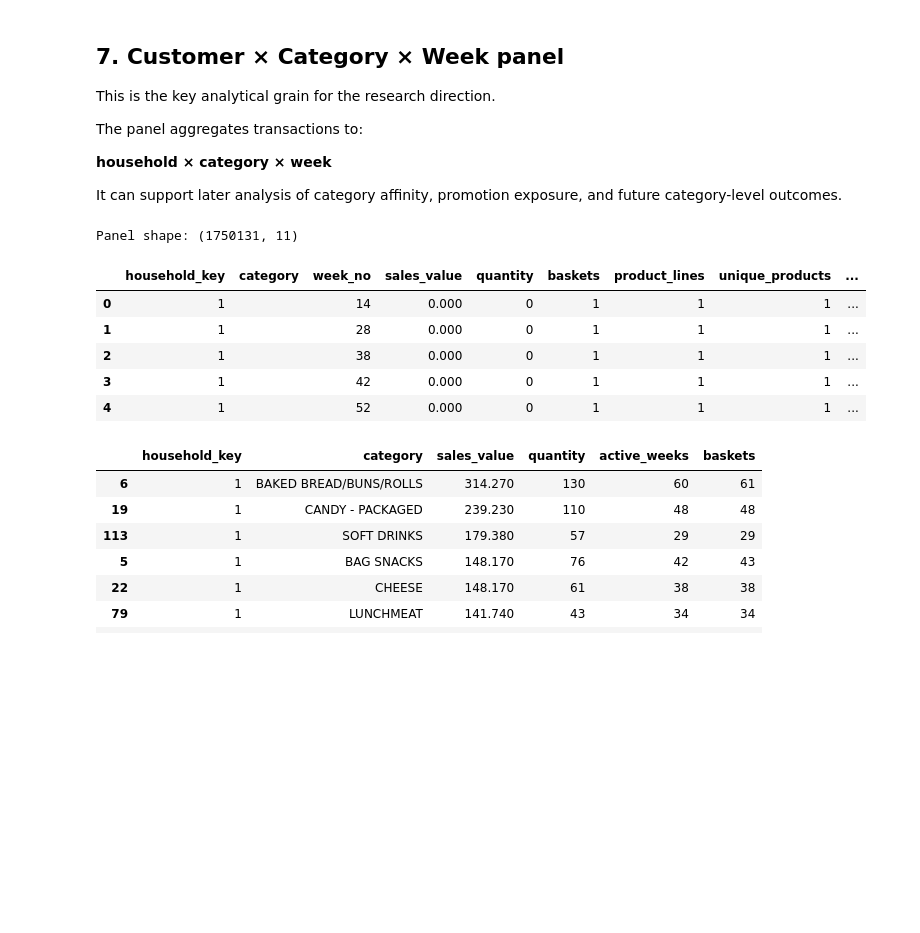
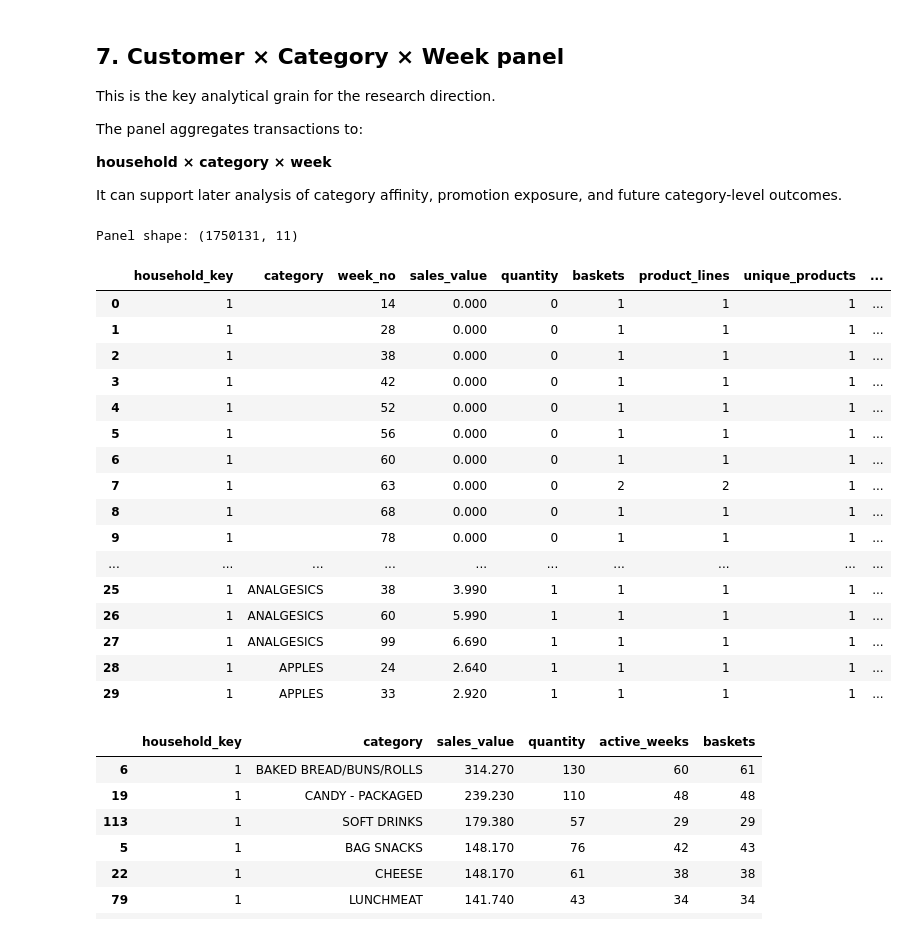
Before and after one commit to builetrongduc/26611-ecom, a Jupyter notebook: ecom/dunnhumby_complete_journey_eda.ipynb, the cells around one changed output. Saved outputs shown, nothing was run; the diff lists cells and outputs as text; code cells hidden in the pictures; blank space fills up the shorter version.

```diff
--- a/ecom/dunnhumby_complete_journey_eda.ipynb
+++ b/ecom/dunnhumby_complete_journey_eda.ipynb
@@ -1064,41 +1026,48 @@ It can support later analysis of category affinity, promotion exposure, and futu
 # %%
 # 21. Build customer × category × week panel
 
 if "tx_prod" in globals():
-    category_col = None
-    for candidate in ["COMMODITY_DESC", "SUB_COMMODITY_DESC", "DEPARTMENT"]:
-        if candidate in tx_prod.columns:
-            category_col = candidate
-            break
+    category_col = "COMMODITY_DESC"
 
-    if category_col is None:
-        print("No product hierarchy column found.")
+    if category_col not in tx_prod.columns:
+        print(f"Column {category_col} not found.")
     else:
         ccw = (
             tx_prod.groupby(["household_key", category_col, "week_no"], as_index=False)
                    .agg(
                        sales_value=("sales_value", "sum"),
                        quantity=("quantity", "sum"),
                        baskets=("basket_id", "nunique"),
                        product_lines=("product_id", "size"),
                        unique_products=("product_id", "nunique"),
                        retail_disc=("retail_disc", "sum"),
                        coupon_disc=("coupon_disc", "sum"),
                        coupon_match_disc=("coupon_match_disc", "sum"),
                    )
         )
 
         ccw = ccw.rename(columns={category_col: "category"})
         print("Panel shape:", ccw.shape)
-        display(ccw.head())
+        display(ccw.head(30))
 # %% [output]
 Panel shape: (1750131, 11)
 |  | household_key | category | week_no | sales_value | quantity | baskets | product_lines | unique_products | ... |
 | 0 | 1 |  | 14 | 0.000 | 0 | 1 | 1 | 1 | ... |
 | 1 | 1 |  | 28 | 0.000 | 0 | 1 | 1 | 1 | ... |
 | 2 | 1 |  | 38 | 0.000 | 0 | 1 | 1 | 1 | ... |
 | 3 | 1 |  | 42 | 0.000 | 0 | 1 | 1 | 1 | ... |
 | 4 | 1 |  | 52 | 0.000 | 0 | 1 | 1 | 1 | ... |
+| 5 | 1 |  | 56 | 0.000 | 0 | 1 | 1 | 1 | ... |
+| 6 | 1 |  | 60 | 0.000 | 0 | 1 | 1 | 1 | ... |
+| 7 | 1 |  | 63 | 0.000 | 0 | 2 | 2 | 1 | ... |
+| 8 | 1 |  | 68 | 0.000 | 0 | 1 | 1 | 1 | ... |
+| 9 | 1 |  | 78 | 0.000 | 0 | 1 | 1 | 1 | ... |
+| ... | ... | ... | ... | ... | ... | ... | ... | ... | ... |
+| 25 | 1 | ANALGESICS | 38 | 3.990 | 1 | 1 | 1 | 1 | ... |
+| 26 | 1 | ANALGESICS | 60 | 5.990 | 1 | 1 | 1 | 1 | ... |
+| 27 | 1 | ANALGESICS | 99 | 6.690 | 1 | 1 | 1 | 1 | ... |
+| 28 | 1 | APPLES | 24 | 2.640 | 1 | 1 | 1 | 1 | ... |
+| 29 | 1 | APPLES | 33 | 2.920 | 1 | 1 | 1 | 1 | ... |
 # %%
 # 22. Category affinity: top household-category relationships
 
```
Also changed, not shown: parts of 7 cells of this notebook, 5 other files.
